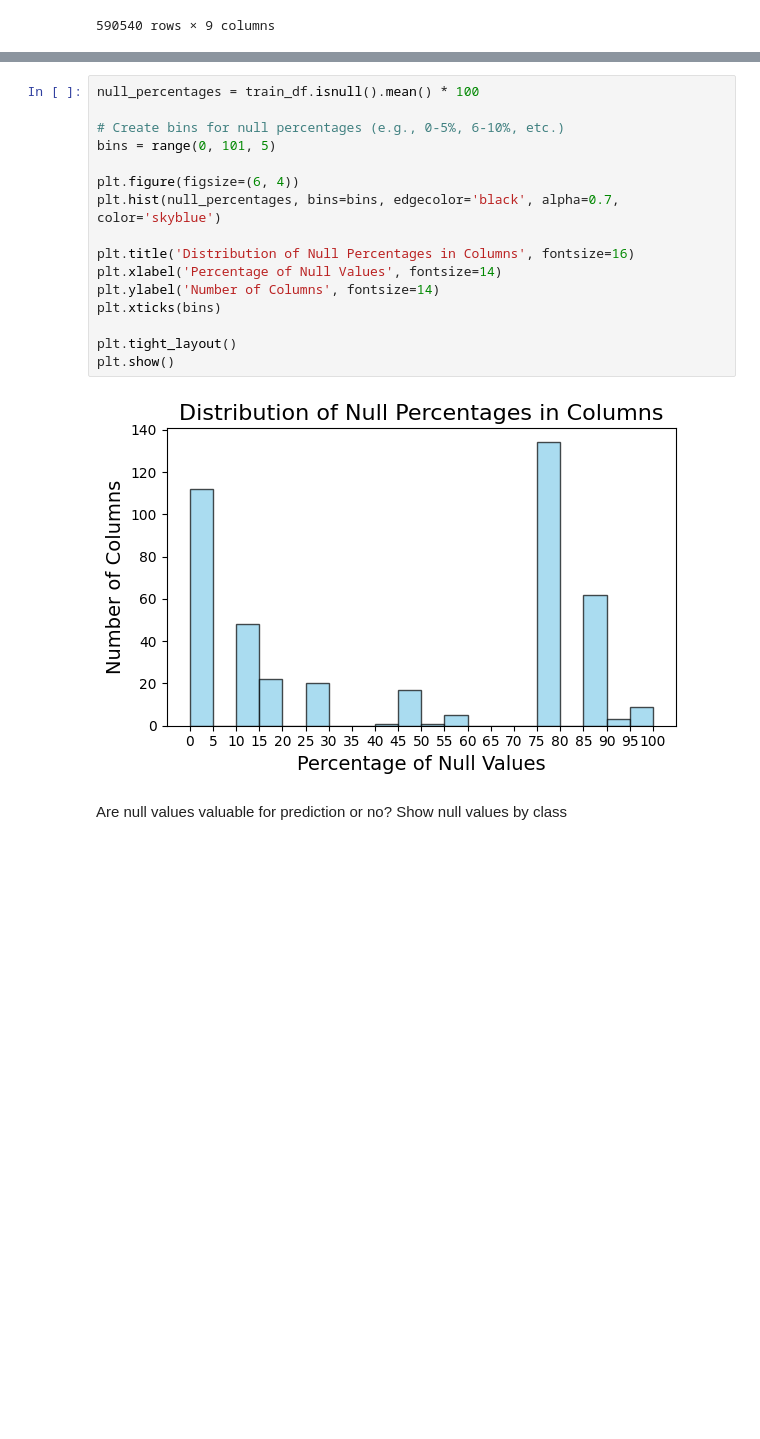
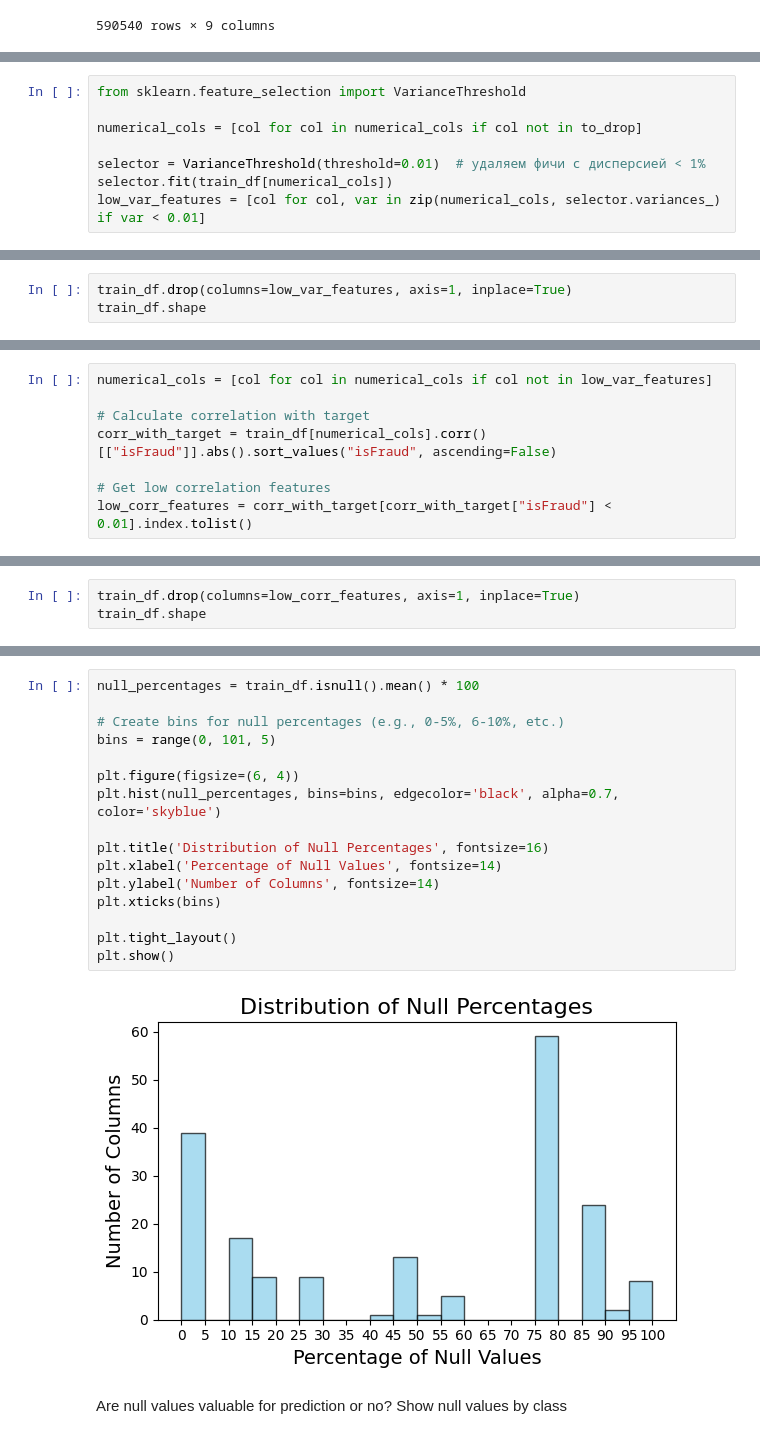
Before and after one commit to DzhamiliaFatkullina/FraudDetection, a Jupyter notebook: main.ipynb, the cells around one changed output, grey strips where cells are left out. Drawn from its saved outputs; the diff is of its cells as text; blank space fills up the shorter version.

```diff
--- a/main.ipynb
+++ b/main.ipynb
@@ -132,0 +183,8 @@ values_matchs
+# %%
+from sklearn.feature_selection import VarianceThreshold
+
+numerical_cols = [col for col in numerical_cols if col not in to_drop]
+
+selector = VarianceThreshold(threshold=0.01)  # удаляем фичи с дисперсией < 1%
+selector.fit(train_df[numerical_cols])
+low_var_features = [col for col, var in zip(numerical_cols, selector.variances_) if var < 0.01]
@@ -132,0 +195,3 @@ values_matchs
+# %%
+train_df.drop(columns=low_var_features, axis=1, inplace=True)
+train_df.shape
@@ -132,0 +202,8 @@ values_matchs
+# %%
+numerical_cols = [col for col in numerical_cols if col not in low_var_features]
+
+# Calculate correlation with target
+corr_with_target = train_df[numerical_cols].corr()[["isFraud"]].abs().sort_values("isFraud", ascending=False)
+
+# Get low correlation features
+low_corr_features = corr_with_target[corr_with_target["isFraud"] < 0.01].index.tolist()
@@ -132,0 +214,3 @@ values_matchs
+# %%
+train_df.drop(columns=low_corr_features, axis=1, inplace=True)
+train_df.shape
@@ -133,21 +225,21 @@ values_matchs
 # %%
 null_percentages = train_df.isnull().mean() * 100
 
 # Create bins for null percentages (e.g., 0-5%, 6-10%, etc.)
 bins = range(0, 101, 5)
 
 plt.figure(figsize=(6, 4))
 plt.hist(null_percentages, bins=bins, edgecolor='black', alpha=0.7, color='skyblue')
 
-plt.title('Distribution of Null Percentages in Columns', fontsize=16)
+plt.title('Distribution of Null Percentages', fontsize=16)
 plt.xlabel('Percentage of Null Values', fontsize=14)
 plt.ylabel('Number of Columns', fontsize=14)
 plt.xticks(bins)
 
 plt.tight_layout()
 plt.show()
 # %% [output]
-[figure, old version]
+[figure, new version]
 # %% [markdown]
 Are null values valuable for prediction or no? Show null values by class
 # %%
```
Also changed, not shown: parts of 55 cells of this notebook, 3 other files.
